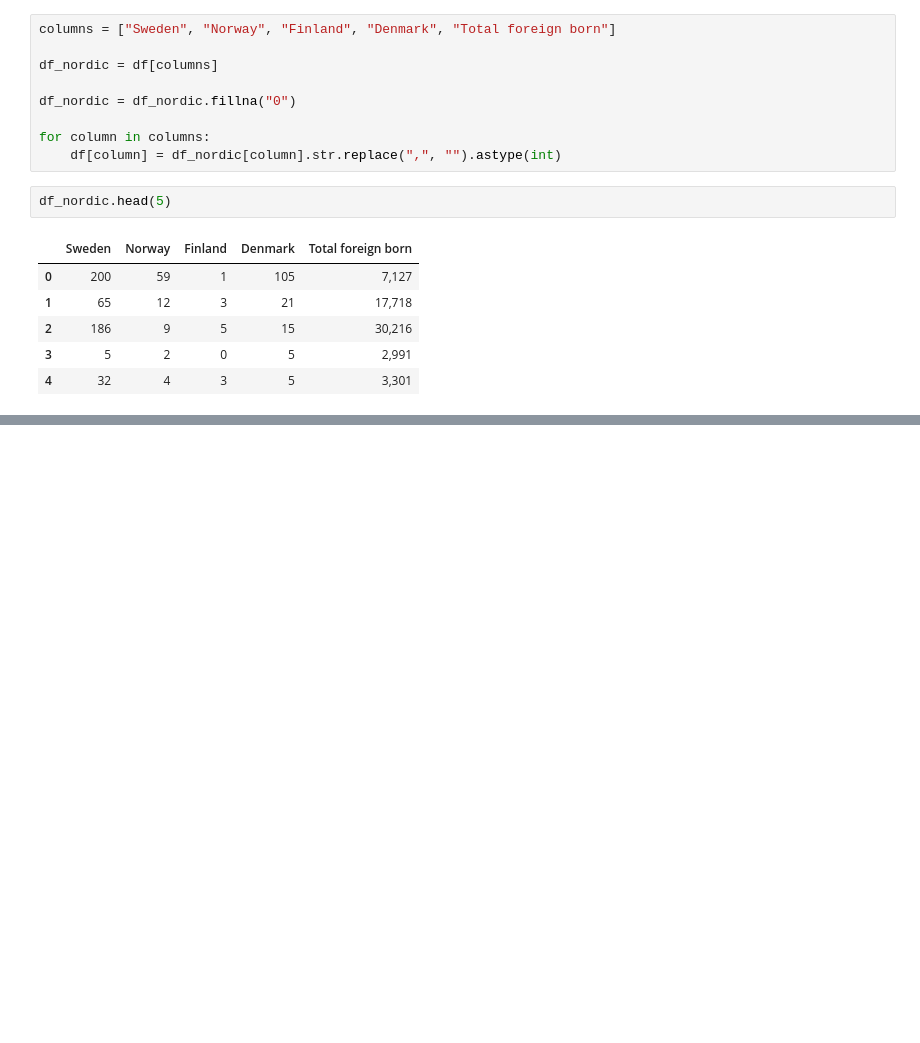
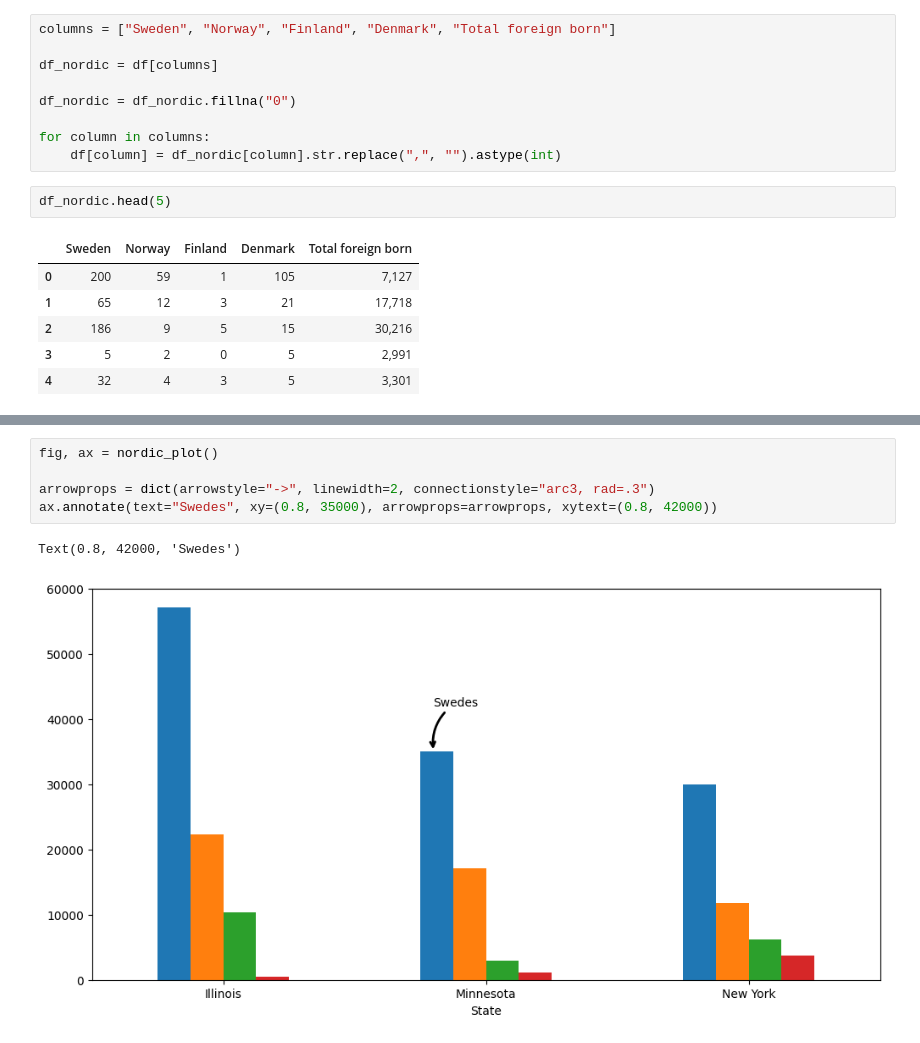
Before and after one commit to Nirre23/data_visualization, a Jupyter notebook: code_alongs/03_matplotlib_annotations/matplotlib_annotations.ipynb, the cells around one changed output, grey strips where cells are left out. Drawn from its saved outputs; the diff is of its cells as text; blank space fills up the shorter version.

```diff
--- a/code_alongs/03_matplotlib_annotations/matplotlib_annotations.ipynb
+++ b/code_alongs/03_matplotlib_annotations/matplotlib_annotations.ipynb
@@ -86,0 +126,8 @@ df_nordic
+# %%
+fig, ax = nordic_plot()
+
+arrowprops = dict(arrowstyle="->", linewidth=2, connectionstyle="arc3, rad=.3")
+ax.annotate(text="Swedes", xy=(0.8, 35000), arrowprops=arrowprops, xytext=(0.8, 42000))
+# %% [output]
+Text(0.8, 42000, 'Swedes')
+[figure, added]
```
Also changed, not shown: parts of 8 cells of this notebook, 6 other files.
